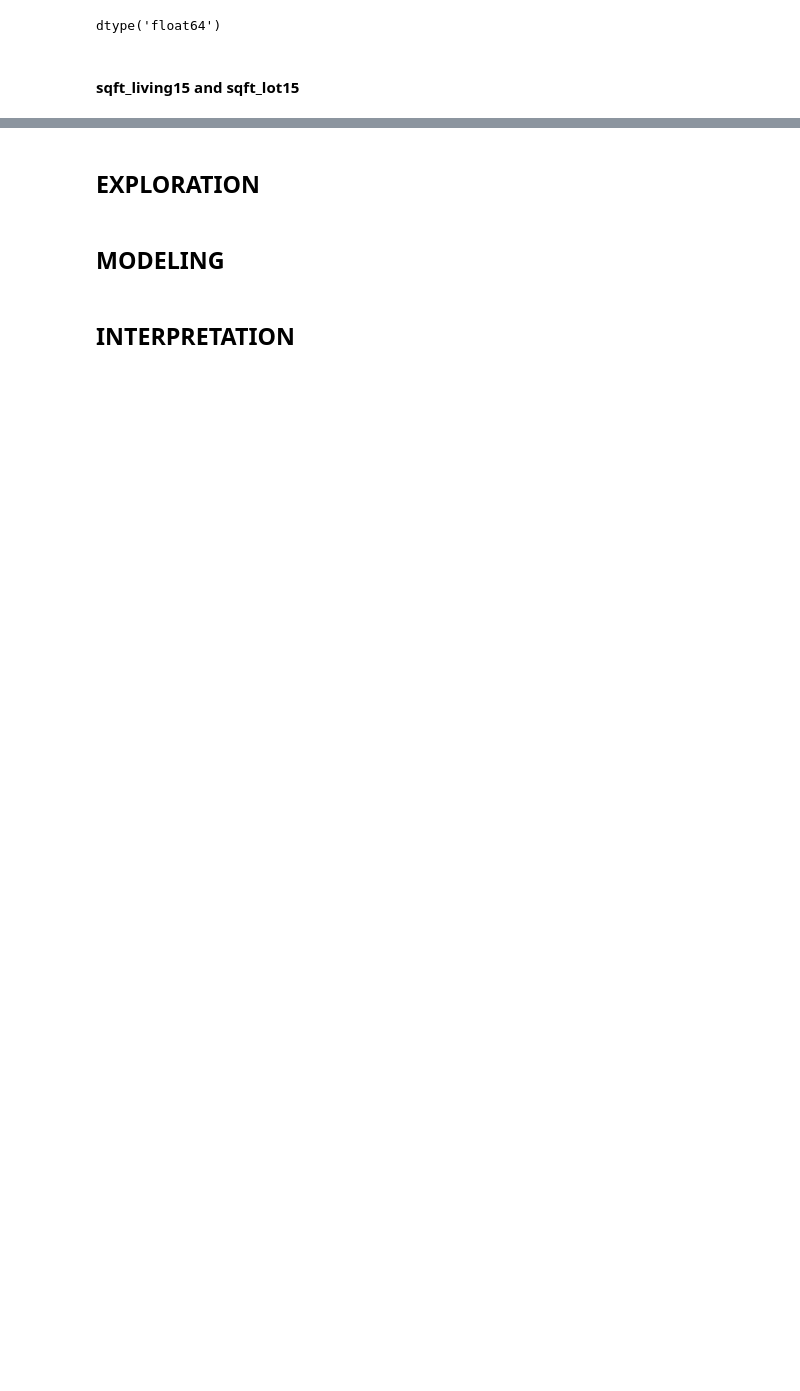
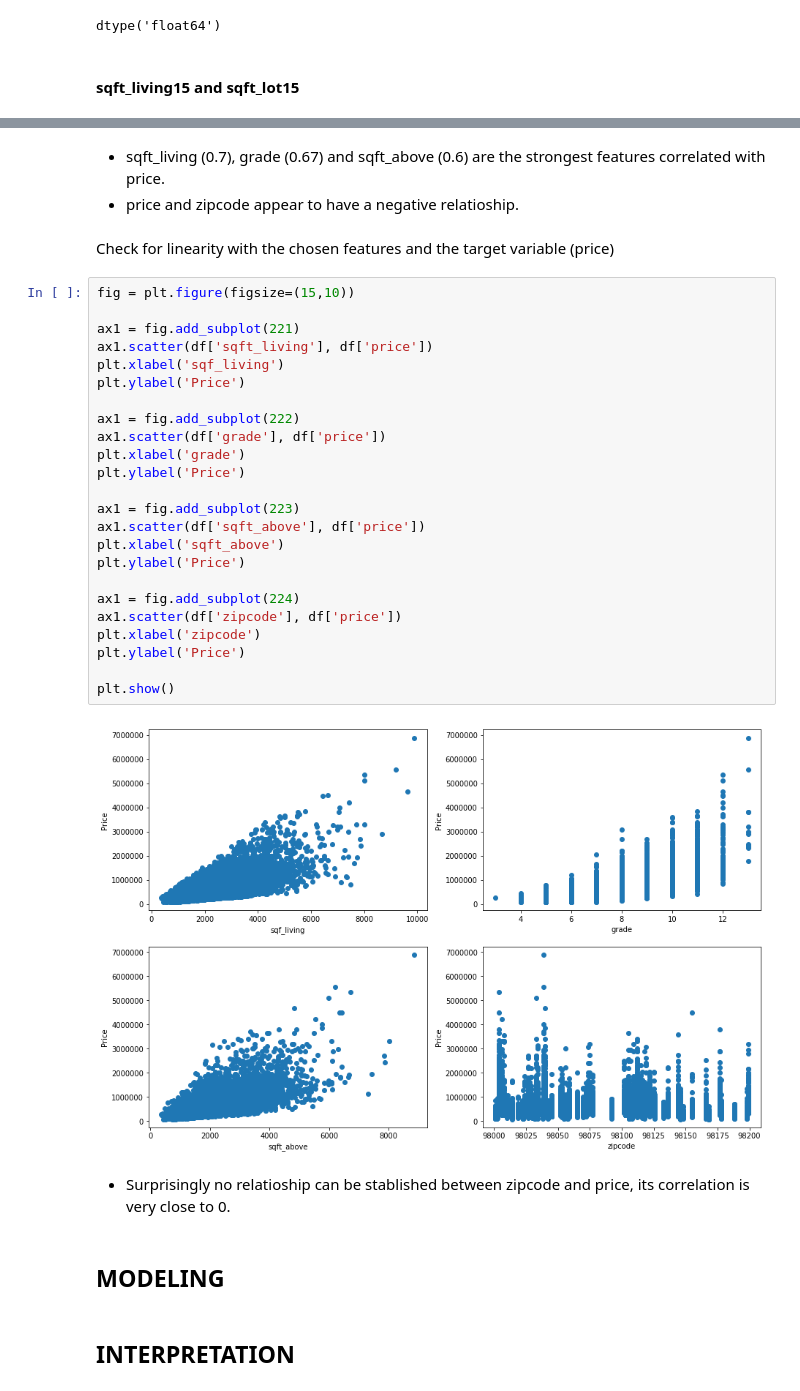
Before and after one commit to naquech-DS/dsc-1-final-project-online-ds-ft-112618, a Jupyter notebook: student.ipynb, the cells around one changed output, grey strips where cells are left out. Cells and saved outputs as stored; diff of their text form; blank space fills up the shorter version.

```diff
--- a/student.ipynb
+++ b/student.ipynb
@@ -608,5 +681,36 @@ sns.heatmap(corr, cmap="Blues", annot=True, mask=mask);
-# %% [markdown]
-## EXPLORATION
+# %% [markdown]
+* sqft_living (0.7), grade (0.67) and sqft_above (0.6) are the strongest features correlated with price.
+* price and zipcode appear to have a negative relatioship.
+# %% [markdown]
+Check for linearity with the chosen features and the target variable (price)
+# %%
+fig = plt.figure(figsize=(15,10))
+
+ax1 = fig.add_subplot(221)
+ax1.scatter(df['sqft_living'], df['price'])
+plt.xlabel('sqf_living')
+plt.ylabel('Price')
+
+ax1 = fig.add_subplot(222)
+ax1.scatter(df['grade'], df['price'])
+plt.xlabel('grade')
+plt.ylabel('Price')
+
+ax1 = fig.add_subplot(223)
+ax1.scatter(df['sqft_above'], df['price'])
+plt.xlabel('sqft_above')
+plt.ylabel('Price')
+
+ax1 = fig.add_subplot(224)
+ax1.scatter(df['zipcode'], df['price'])
+plt.xlabel('zipcode')
+plt.ylabel('Price')
+
+plt.show()
+# %% [output]
+[figure, added]
+# %% [markdown]
+* Surprisingly no relatioship can be stablished between zipcode and price, its correlation is very close to 0.
 # %% [markdown]
 ## MODELING
 # %% [markdown]
```
Also changed, not shown: parts of 48 cells of this notebook.
